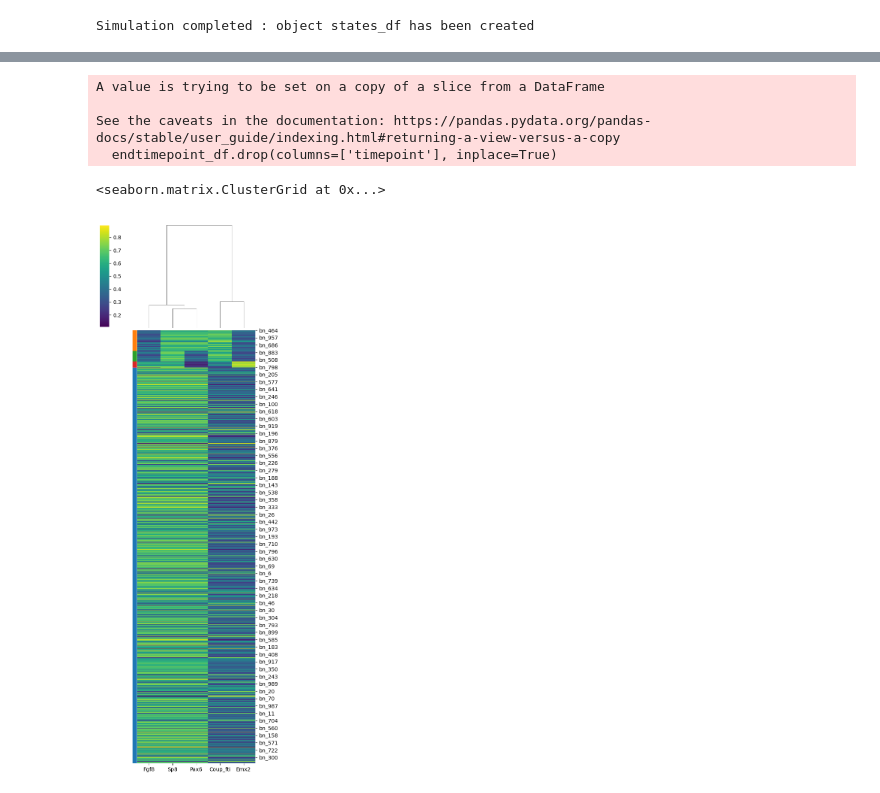
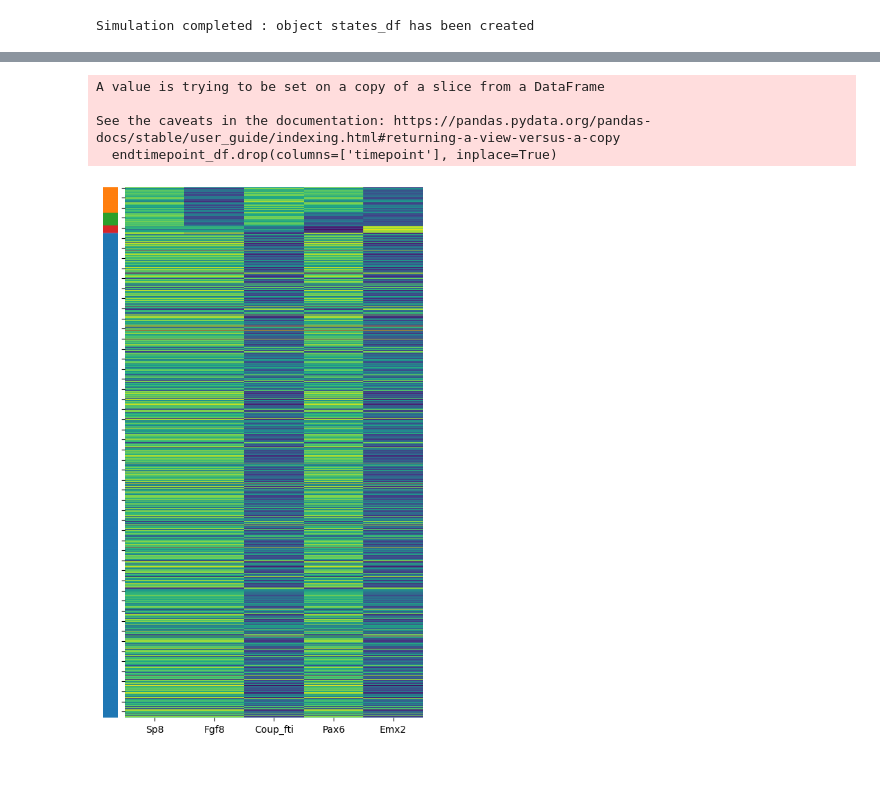
Before and after one commit to sysbio-curie/AstroLogics, a Jupyter notebook: scripts/SupplementaryAnalysis_Cortical Area Development_20862356.ipynb, the cells around one changed output, grey strips where cells are left out. Drawn from its saved outputs; the diff is of its cells as text; code cells hidden in the pictures.

```diff
--- a/scripts/SupplementaryAnalysis_Cortical Area Development_20862356.ipynb
+++ b/scripts/SupplementaryAnalysis_Cortical Area Development_20862356.ipynb
@@ -177,19 +229,39 @@ sns.clustermap(states_df.fillna(0).loc[ordered_rows], cmap='viridis', figsize=(5
 # %%
 endtimepoint_df = model.simulation.simulation_df.loc[model.simulation.simulation_df['timepoint'] == model.simulation.simulation_df['timepoint'].max()]
 endtimepoint_df.drop(columns=['timepoint'], inplace=True)
 endtimepoint_df.set_index('model_id', inplace=True)
 
-# Map attractor group values to colors
-unique_groups = attractor_group['attractor_group'].unique()
-color_palette = sns.color_palette('tab10', len(unique_groups))
-color_map = dict(zip(unique_groups, color_palette))
+# Transpose your data so rows are models/attractors
+data_node = endtimepoint_df
+
+# Define the plotting data
+data_node = data_node.loc[ordered_rows, :]
 row_colors = ordered_rows.map(attractor_group_dict).map(color_map)
 
-sns.clustermap(endtimepoint_df.loc[ordered_rows], cmap='viridis', figsize=(5, 15), row_colors=row_colors, row_cluster = False)
+# Add row color bar
+from matplotlib.colors import ListedColormap
+fig, ax = plt.subplots(figsize=(6, 10))
+sns.heatmap(data_node, ax=ax, cmap='viridis', cbar=False)
+ax.set_yticklabels([])
+#ax.set_xticklabels([])
+ax.set_xlabel(None)
+
+# Convert colors to RGB array
+row_colors_arr = np.array([mcolors.to_rgb(c) for c in row_colors])
+
+# Create a new axes for the color bar
+from mpl_toolkits.axes_grid1 import make_axes_locatable
+divider = make_axes_locatable(ax)
+color_ax = divider.append_axes("left", size="5%", pad=0.1)
+
+# Fix: show each color as a row in the color bar
+color_ax.imshow(row_colors_arr[:, np.newaxis], aspect='auto')
+color_ax.axis('off')
+
+plt.show()
 # %% [output]
 A value is trying to be set on a copy of a slice from a DataFrame
 
 See the caveats in the documentation: https://pandas.pydata.org/pandas-docs/stable/user_guide/indexing.html#returning-a-view-versus-a-copy
   endtimepoint_df.drop(columns=['timepoint'], inplace=True)
-<seaborn.matrix.ClusterGrid at 0x...>
-[figure, old version]
+[figure, new version]
```
Also changed, not shown: parts of 5 cells of this notebook, 3 other files.
